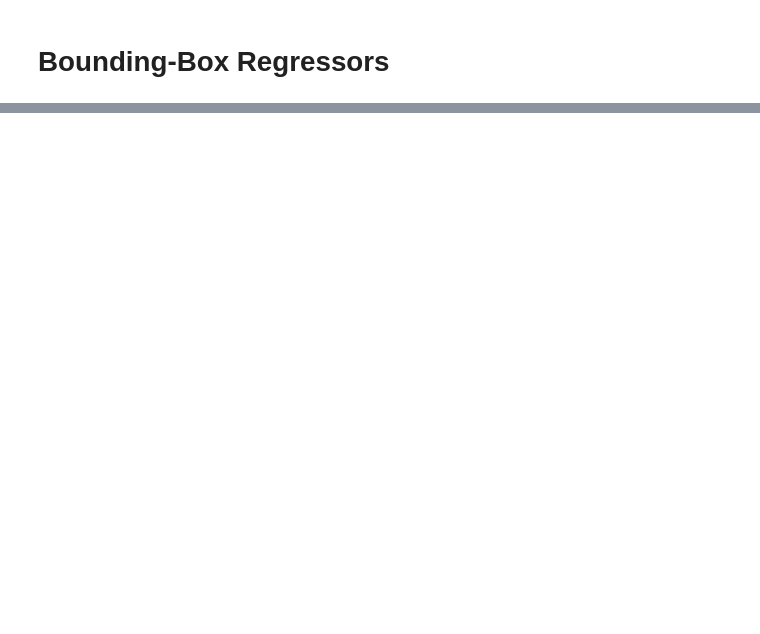
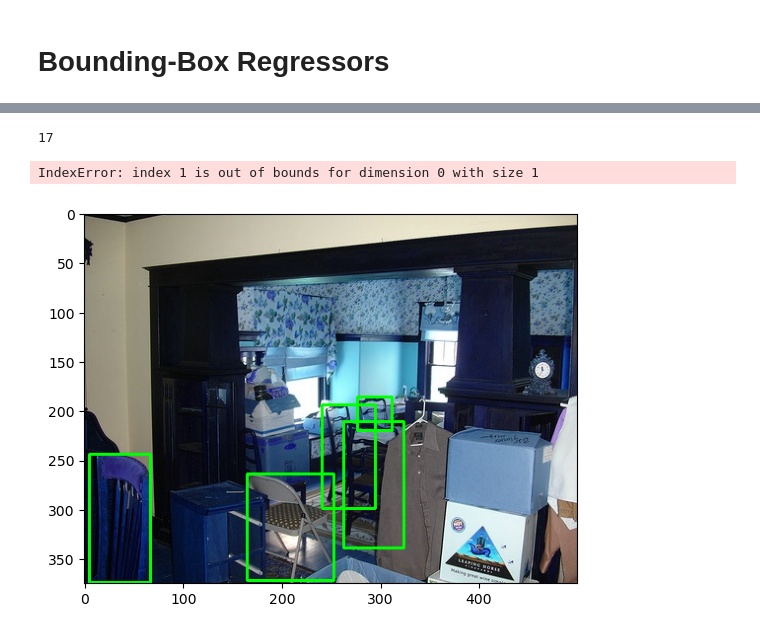
Before and after one commit to h383kim/R-CNN, a Jupyter notebook: CustomDataset+FineTuning.ipynb, the cells around one changed output, grey strips where cells are left out. Cells and saved outputs as stored; diff of their text form; code cells hidden in the pictures; blank space fills up the shorter version.

```diff
--- a/CustomDataset+FineTuning.ipynb
+++ b/CustomDataset+FineTuning.ipynb
@@ -581,8 +563,6 @@ def extract(img_path, anno_path, iou_threshold=0.3):
     return positive_features + negative_features, positive_labels + negative_labels
 # %%
 Features, Labels = extract(IMG_PATH, ANNO_PATH)
-# %%
-DEVICE = "cpu"
 # %%
 # import pickle
 
@@ -863,0 +1144,3 @@ TypeError: __init__() got an unexpected keyword argument 'in_channels'
+# %%
+proposals, final_scores, final_labels = infer(IMG_LIST[0])
+#proposals2, final_scores2, final_labels2 = infer(IMG_LIST[0])
@@ -863,0 +1167,17 @@ TypeError: __init__() got an unexpected keyword argument 'in_channels'
+# %%
+len(final_scores)
+# %% [output]
+17
+# %%
+sample_w_boxes = draw_gtbboxes(IMG_LIST[0], ANNO_LIST[0])
+fig, ax = plt.subplots(1)
+ax.imshow(sample_w_boxes)
+
+# Draw bounding boxes
+for bbox in proposals:
+    x_min, y_min, width, height = bbox[0], bbox[1], bbox[2] - bbox[0], bbox[3] - bbox[1]
+    rect = plt.Rectangle((x_min, y_min), width, height, linewidth=2, edgecolor='r', facecolor='none')
+    ax.add_patch(rect)
+# %% [output]
+IndexError: index 1 is out of bounds for dimension 0 with size 1
+[figure, added]
```
Also changed, not shown: parts of 26 cells of this notebook.
